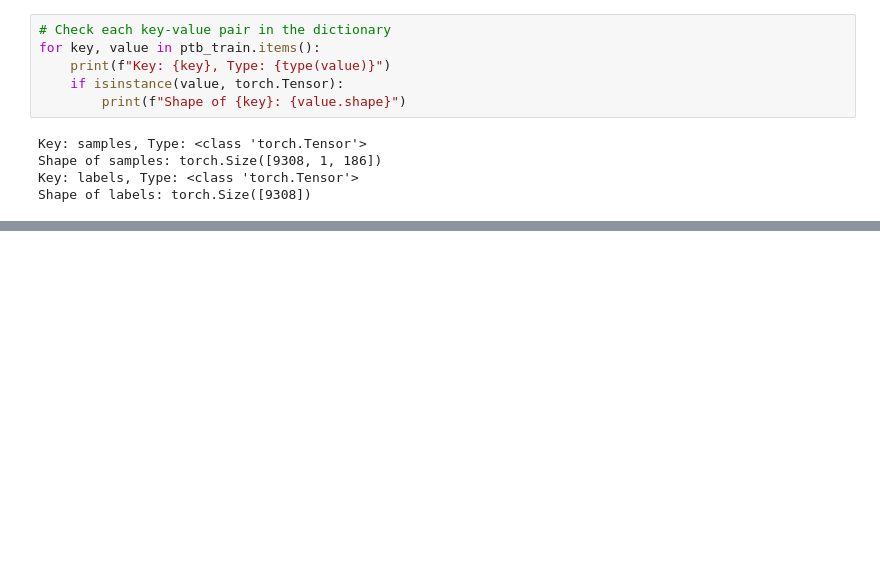
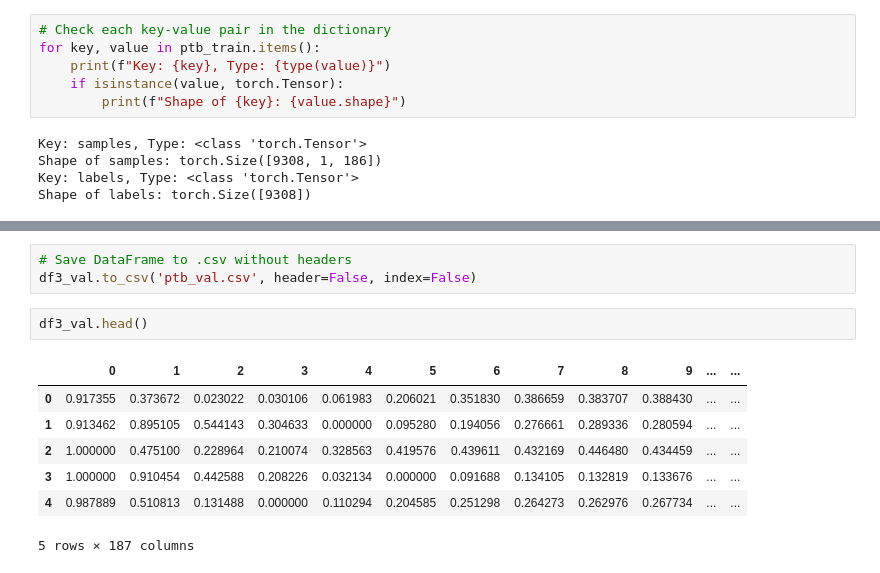
Before and after one commit to JennEYoon/ECG-transform, a Jupyter notebook: notebooks/load_data_test_pt.ipynb, the cells around one changed output, grey strips where cells are left out. Cells and saved outputs as stored; diff of their text form; blank space fills up the shorter version.

```diff
--- a/notebooks/load_data_test_pt.ipynb
+++ b/notebooks/load_data_test_pt.ipynb
@@ -180,0 +263,13 @@ Shape of labels: torch.Size([9308])
+# %%
+# Save DataFrame to .csv without headers
+df3_val.to_csv('ptb_val.csv', header=False, index=False)
+# %%
+df3_val.head()
+# %% [output]
+|  | 0 | 1 | 2 | 3 | 4 | 5 | 6 | 7 | 8 | 9 | ... | ... |
+| 0 | 0.917355 | 0.373672 | 0.023022 | 0.030106 | 0.061983 | 0.206021 | 0.351830 | 0.386659 | 0.383707 | 0.388430 | ... | ... |
+| 1 | 0.913462 | 0.895105 | 0.544143 | 0.304633 | 0.000000 | 0.095280 | 0.194056 | 0.276661 | 0.289336 | 0.280594 | ... | ... |
+| 2 | 1.000000 | 0.475100 | 0.228964 | 0.210074 | 0.328563 | 0.419576 | 0.439611 | 0.432169 | 0.446480 | 0.434459 | ... | ... |
+| 3 | 1.000000 | 0.910454 | 0.442588 | 0.208226 | 0.032134 | 0.000000 | 0.091688 | 0.134105 | 0.132819 | 0.133676 | ... | ... |
+| 4 | 0.987889 | 0.510813 | 0.131488 | 0.000000 | 0.110294 | 0.204585 | 0.251298 | 0.264273 | 0.262976 | 0.267734 | ... | ... |
+5 rows × 187 columns
```
Also changed, not shown: parts of 12 cells of this notebook.
